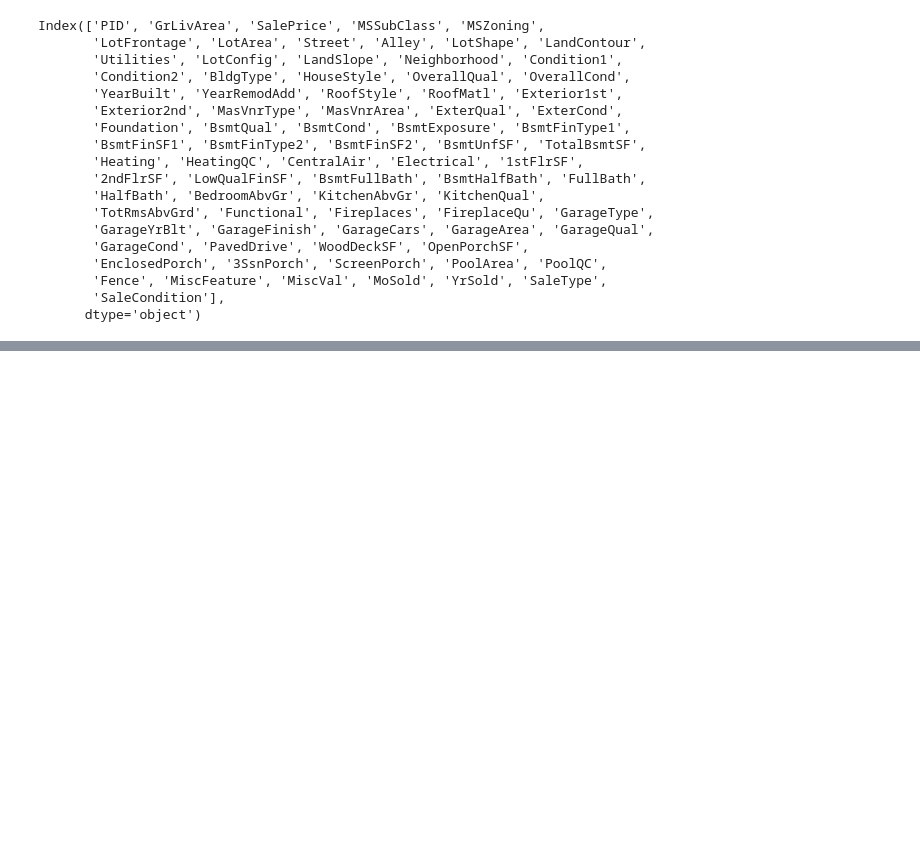
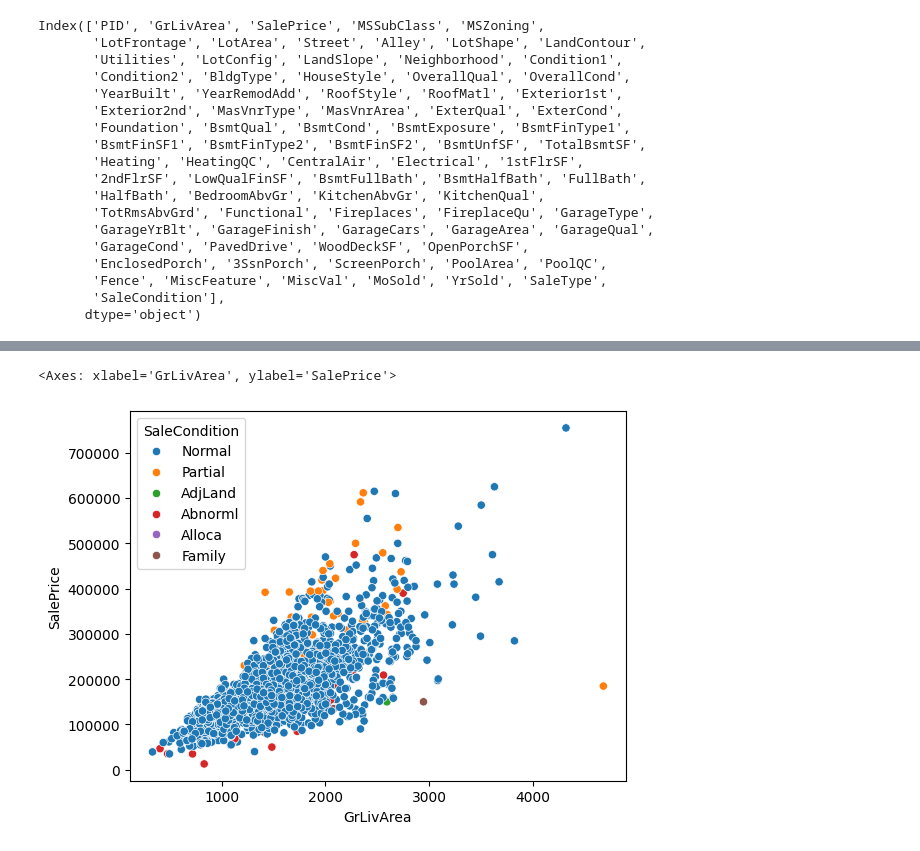
Before and after one commit to erinnyy/Ames_ML_Project, a Jupyter notebook: Ames_Machine_Learning_Project.ipynb, the cells around one changed output, grey strips where cells are left out. Drawn from its saved outputs; the diff is of its cells as text; code cells hidden in the pictures; blank space fills up the shorter version.

```diff
--- a/Ames_Machine_Learning_Project.ipynb
+++ b/Ames_Machine_Learning_Project.ipynb
@@ -40,0 +83,5 @@ Index(['PID', 'GrLivArea', 'SalePrice', 'MSSubClass', 'MSZoning',
+# %%
+sns.scatterplot(data=housing, x='GrLivArea', y='SalePrice', hue='SaleCondition')
+# %% [output]
+<Axes: xlabel='GrLivArea', ylabel='SalePrice'>
+[figure, added]
```
Also changed, not shown: parts of 11 cells of this notebook.
